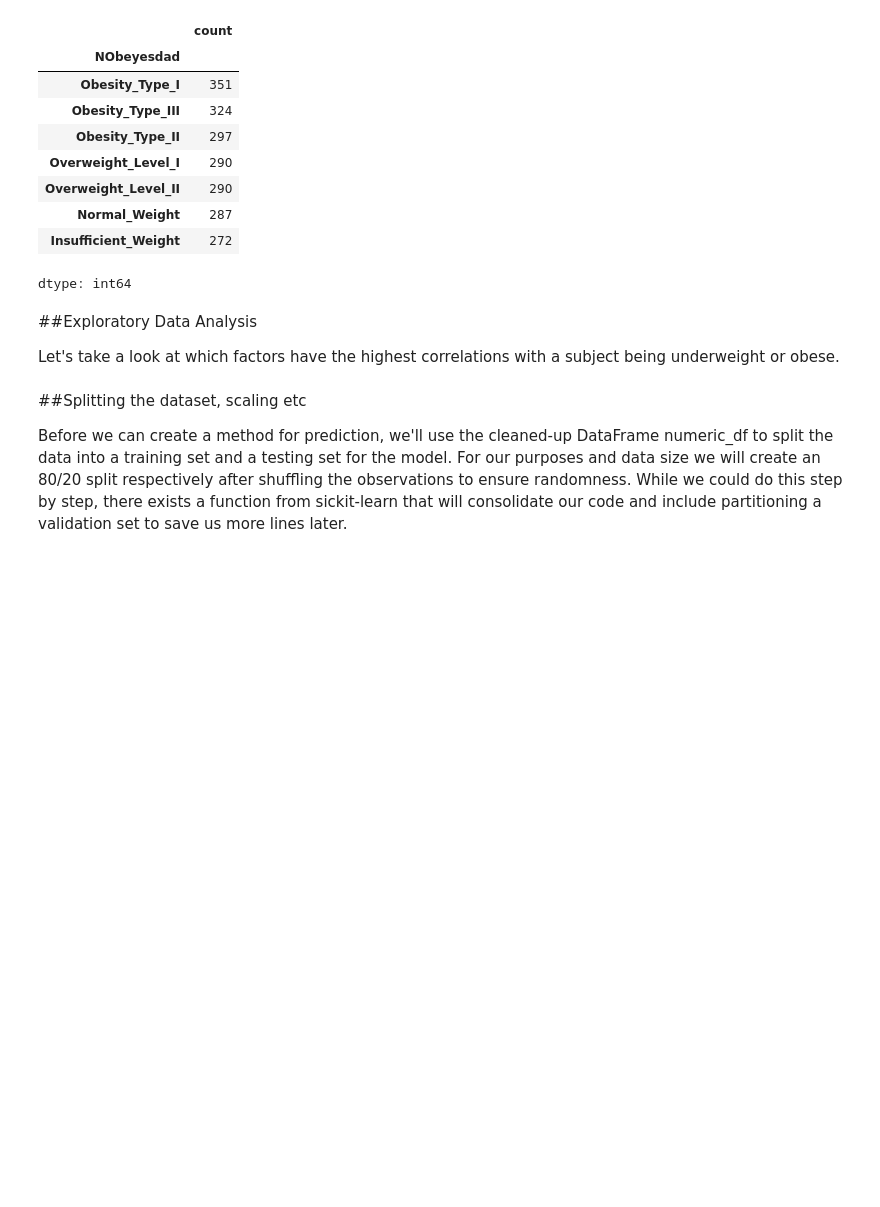
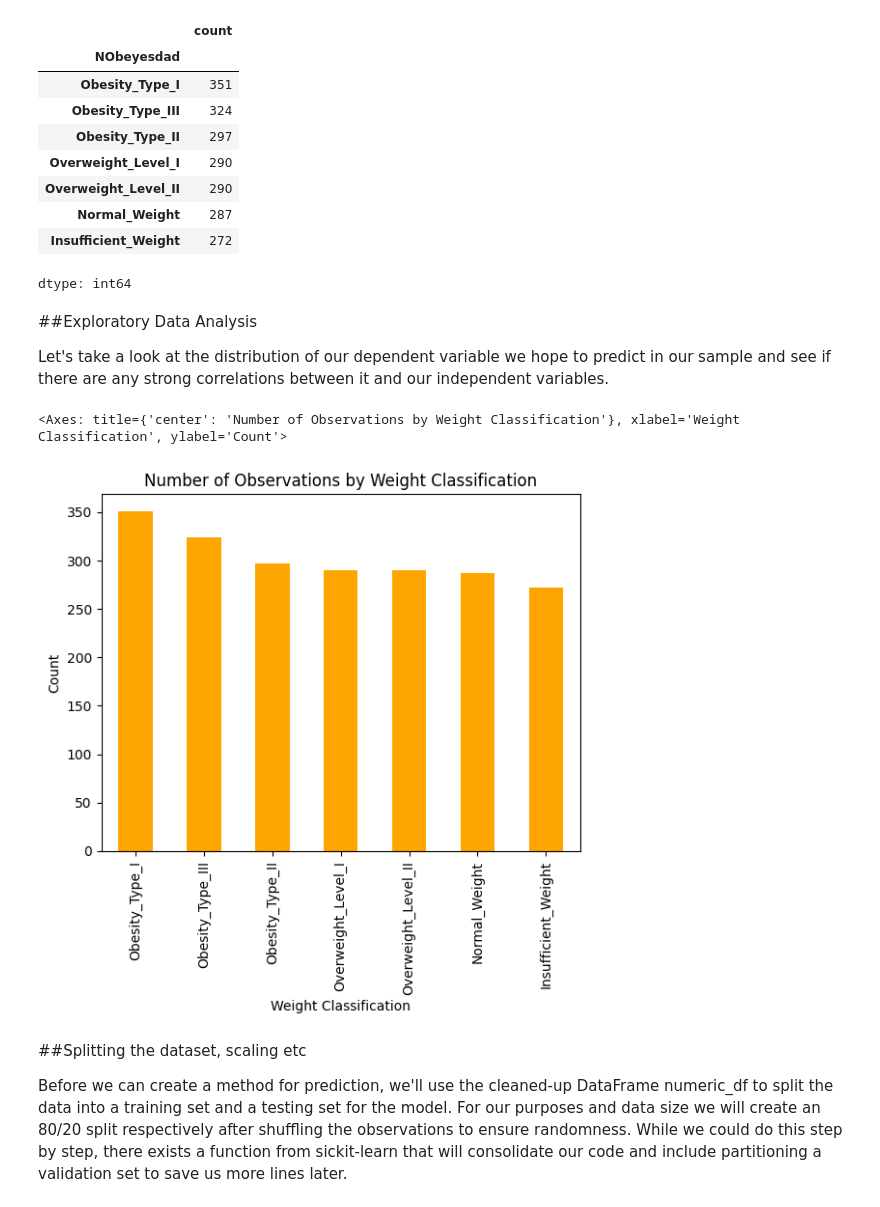
Before and after one commit to zsturk/Dat402_Proj1, a Jupyter notebook: DAT 402 Project 1.ipynb, the cells around one changed output. Cells and saved outputs as stored; diff of their text form; code cells hidden in the pictures; blank space fills up the shorter version.

```diff
--- a/DAT 402 Project 1.ipynb
+++ b/DAT 402 Project 1.ipynb
@@ -157,12 +158,18 @@ dtype: int64
 # %% [markdown]
 ##Exploratory Data Analysis
 
-Let's take a look at which factors have the highest correlations with a subject being underweight or obese.
+Let's take a look at the distribution of our dependent variable we hope to predict in our sample and see if there are any strong correlations between it and our independent variables.
 # %%
 #Note to Amoreena: I think we should use "df" dataframe for this part, and graphing etc. since it is more "human friendly"
 #and then use the "numeric_df" for the actual splitting, and training etc
 #Note to Zeynep: I think that's a great idea! I do wonder if we need to code the NObeyesdad to numeric for modeling? I don't know how we would predict
 #the values in a plot. Also maybe we should consolidate the levels overweight and obesity for simplicity. Thoughts?//AO
+
+df['NObeyesdad'].value_counts().plot(kind='bar', color = 'orange', title = 'Number of Observations by Weight Classification',
+                                     xlabel = 'Weight Classification', ylabel = 'Count')
+# %% [output]
+<Axes: title={'center': 'Number of Observations by Weight Classification'}, xlabel='Weight Classification', ylabel='Count'>
+[figure, added]
 # %%
 #other stuff
 # %% [markdown]
```
Also changed, not shown: parts of 2 cells of this notebook.
